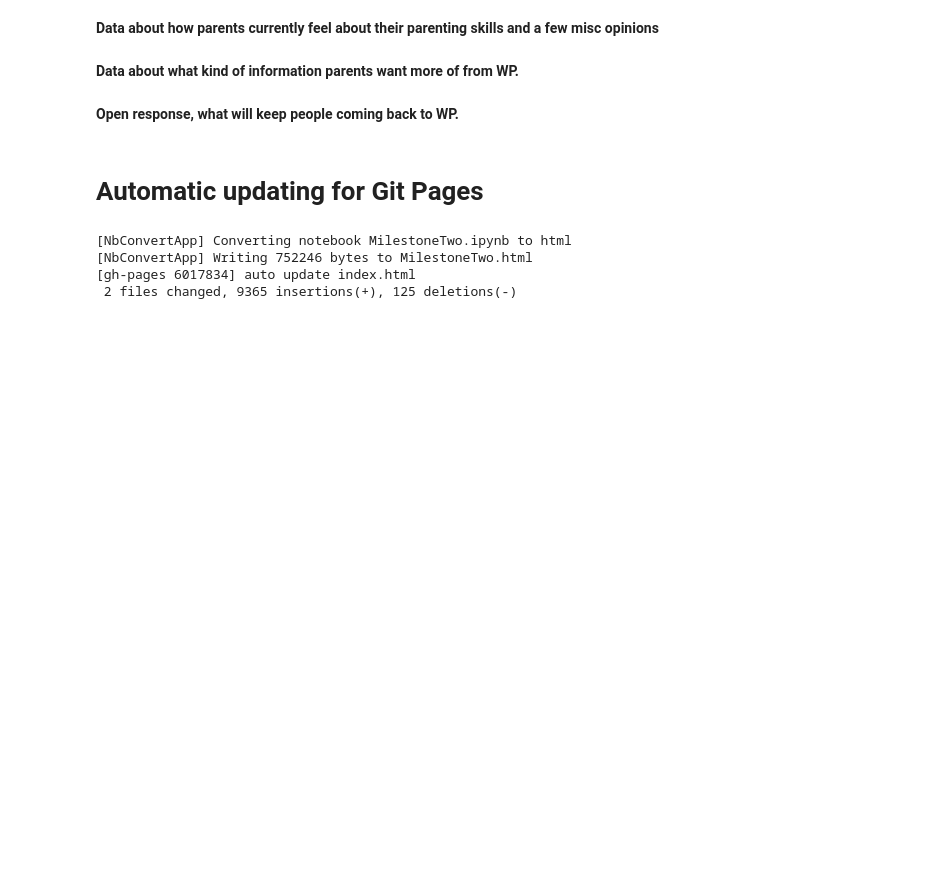
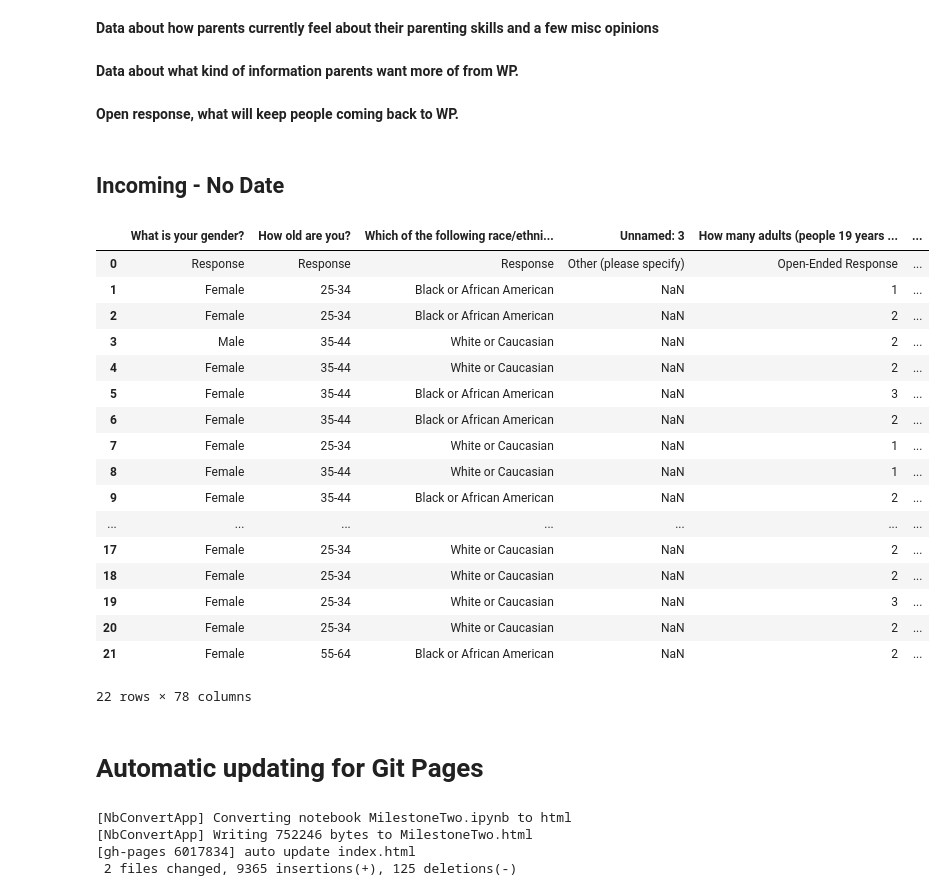
Before and after one commit to renarepenning/weplaynoladata, a Jupyter notebook: MilestoneTwo.ipynb, the cells around one changed output. Saved outputs shown, nothing was run; the diff lists cells and outputs as text; code cells hidden in the pictures; blank space fills up the shorter version.

```diff
--- a/MilestoneTwo.ipynb
+++ b/MilestoneTwo.ipynb
@@ -611,6 +561,30 @@ desired_info_2020.columns = [["Stress Relief","Information about community resou
 keep_coming_back_2020 = incoming2020[["What will keep you coming back to the We PLAY Center?"]]
 
 #keep_coming_back_2020
+# %% [markdown]
+## Incoming - No Date
+# %%
+incoming_data_XX = incomingnov2019 = pd.read_excel(path + "IncomingParentReflection" + ".xlsx")
+incoming_data_XX
+# %% [output]
+|  | What is your gender? | How old are you? | Which of the following race/ethni... | Unnamed: 3 | How many adults (people 19 years ... | ... |
+| 0 | Response | Response | Response | Other (please specify) | Open-Ended Response | ... |
+| 1 | Female | 25-34 | Black or African American | NaN | 1 | ... |
+| 2 | Female | 25-34 | Black or African American | NaN | 2 | ... |
+| 3 | Male | 35-44 | White or Caucasian | NaN | 2 | ... |
+| 4 | Female | 35-44 | White or Caucasian | NaN | 2 | ... |
+| 5 | Female | 35-44 | Black or African American | NaN | 3 | ... |
+| 6 | Female | 35-44 | Black or African American | NaN | 2 | ... |
+| 7 | Female | 25-34 | White or Caucasian | NaN | 1 | ... |
+| 8 | Female | 35-44 | White or Caucasian | NaN | 1 | ... |
+| 9 | Female | 35-44 | Black or African American | NaN | 2 | ... |
+| ... | ... | ... | ... | ... | ... | ... |
+| 17 | Female | 25-34 | White or Caucasian | NaN | 2 | ... |
+| 18 | Female | 25-34 | White or Caucasian | NaN | 2 | ... |
+| 19 | Female | 25-34 | White or Caucasian | NaN | 3 | ... |
+| 20 | Female | 25-34 | White or Caucasian | NaN | 2 | ... |
+| 21 | Female | 55-64 | Black or African American | NaN | 2 | ... |
+22 rows × 78 columns
 # %% [markdown]
 # Automatic updating for Git Pages
 # %%
```
Also changed, not shown: parts of 13 cells of this notebook, 1 other file.
